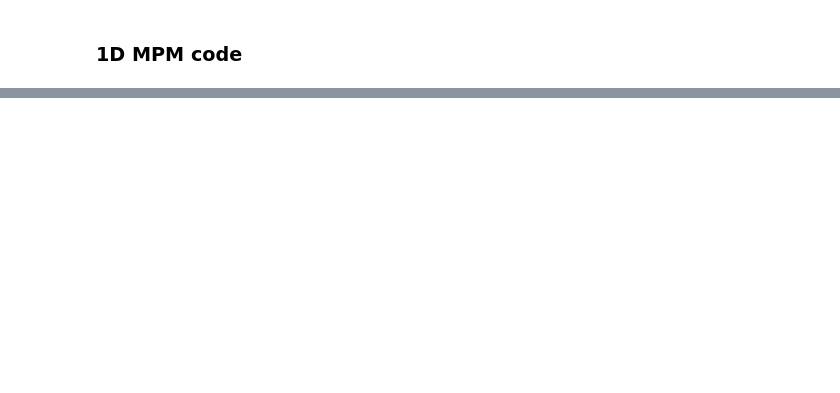
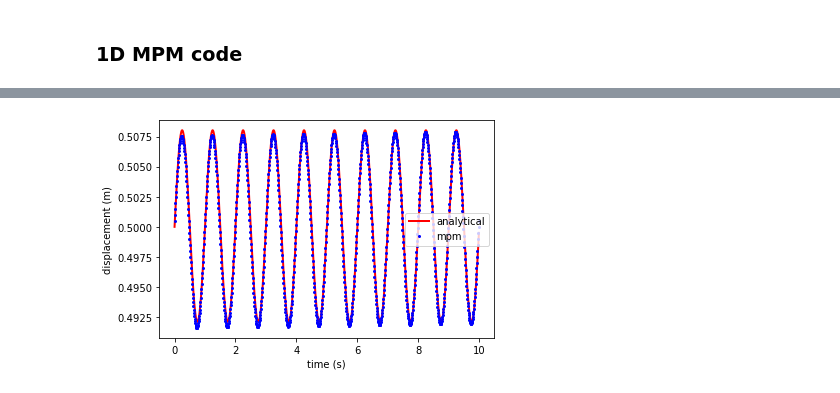
Before and after one commit to geoelements/LearnMPM, a Jupyter notebook: bar1d-vibration.ipynb, the cells around one changed output, grey strips where cells are left out. Cells and saved outputs as stored; diff of their text form; code cells hidden in the pictures; blank space fills up the shorter version.

```diff
--- a/bar1d-vibration.ipynb
+++ b/bar1d-vibration.ipynb
@@ -159,0 +162,10 @@ plt.show()
+# %%
+plt.plot(ta, xa, 'r',linewidth=2,label='analytical')
+plt.plot(time_t, x_t, 'ob', markersize = 2, label='mpm')
+
+plt.xlabel('time (s)')
+plt.ylabel('displacement (m)')
+plt.legend()
+plt.show()
+# %% [output]
+[figure, added]
```
Also changed, not shown: parts of 4 cells of this notebook, 2 other files.
